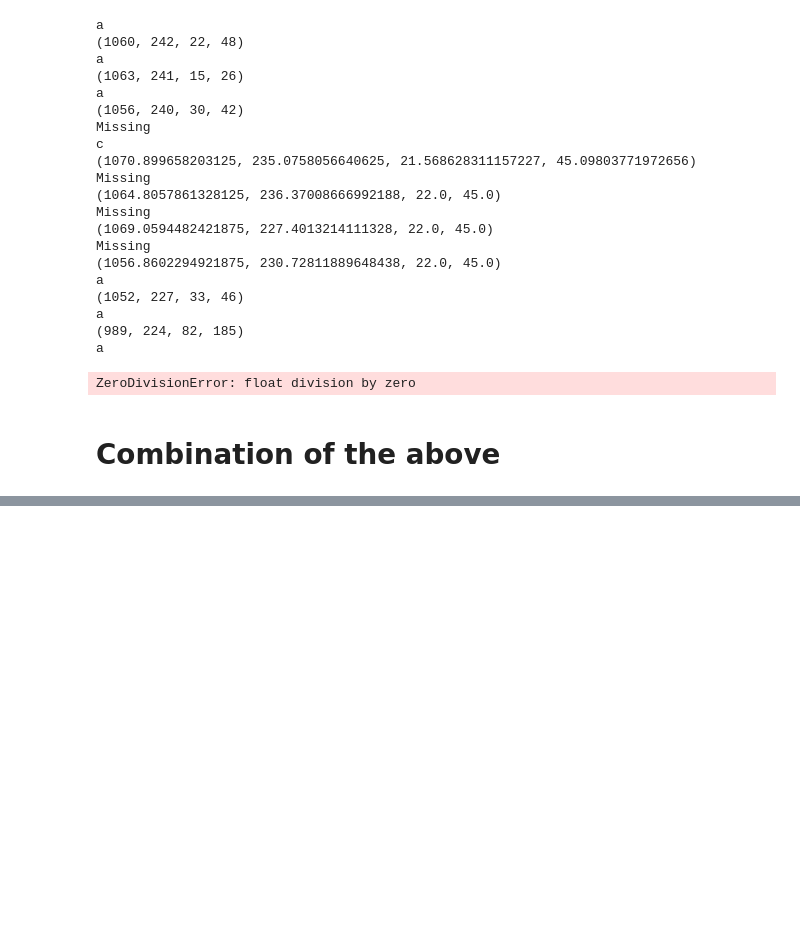
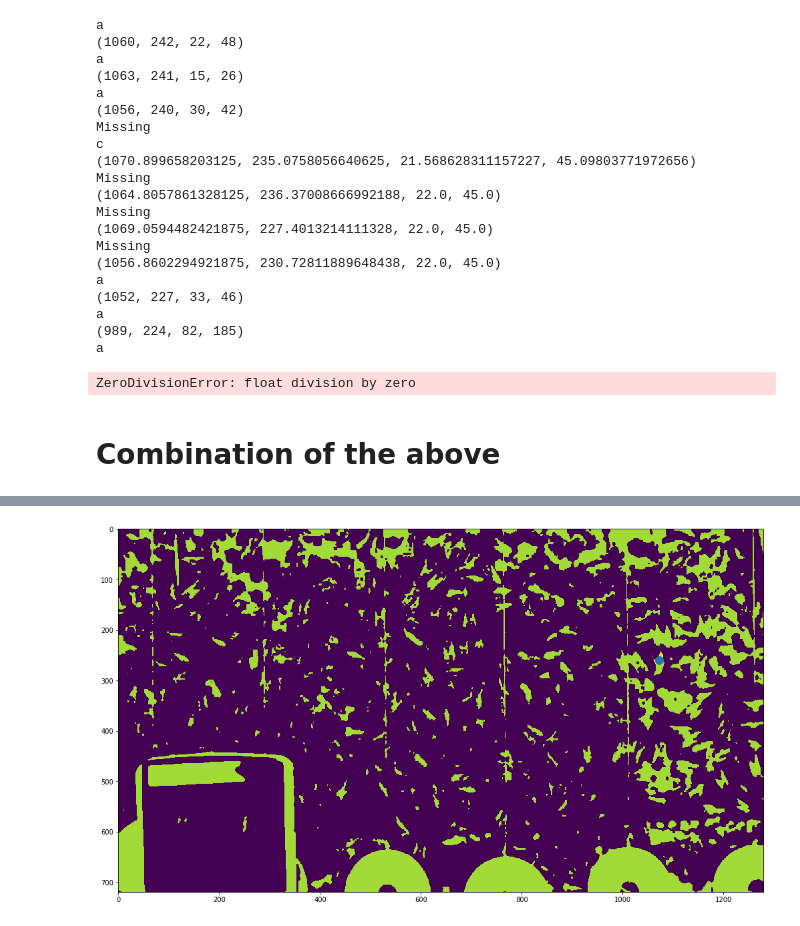
Before and after one commit to Jreece18/WaggleDanceTracker, a Jupyter notebook: TidyDataset.ipynb, the cells around one changed output, grey strips where cells are left out. Cells and saved outputs as stored; diff of their text form; code cells hidden in the pictures; blank space fills up the shorter version.

```diff
--- a/TidyDataset.ipynb
+++ b/TidyDataset.ipynb
@@ -673,0 +712,3 @@ df = df[df['index'].isin(final_pts[:, 0])]
+# %%
+clust = df[df['Cluster']==0]
+clust.head()
@@ -673,0 +722,95 @@ df = df[df['index'].isin(final_pts[:, 0])]
+# %%
+start = clust.loc[0, 'frame']
+end = clust.iloc[-1, :]['frame']
+# Get range of frames where waggle occurs
+rang = np.arange(clust.loc[0, 'frame'], clust.iloc[-1, :]['frame'], 1)
+missing = list(set(rang)-set(df.frame.values)) # Frames where waggle missing from df
+
+counter = start
+cap.set(1, start)
+ret, frame = cap.read()
+
+
+# Preprocessing
+gray = cv2.cvtColor(frame, cv2.COLOR_BGR2GRAY)
+gray = cv2.GaussianBlur(gray, (15,15), 1)
+thresh = cv2.threshold(gray, 120, 220, cv2.THRESH_BINARY)[1]
+kernel = np.ones((2,2),np.uint8)
+opening = cv2.morphologyEx(thresh, cv2.MORPH_OPEN, kernel, iterations = 2)
+opening = cv2.erode(opening, kernel, iterations=1)
+
+# Find contour bounding box
+x, y = clust.loc[0, 'x'], clust.loc[0, 'y']
+box = x-10, y-10, 20, 20
+
+contour = findROIContour(opening, box)
+centre = getContourMoment(contour)
+plt.figure(figsize=(20,10))
+cv2.drawContours(opening, contour, -1, (255,0,0), 2, 1)
+plt.imshow(opening)
+plt.plot(centre[0], centre[1], marker='o', markersize=12)
+contour = findFullContour(opening, centre)
+rect, box = getFittedBox(contour)
+bbox = rotatedBoxConverter(box)
+
+# Create tracker
+tracker = cv2.TrackerCSRT_create()
+tracker.init(frame, bbox)
+
+while counter < end:
+    counter += 1
+    ret, frame = cap.read()
+
+    # Preprocessing
+    gray = cv2.cvtColor(frame, cv2.COLOR_BGR2GRAY)
+    gray = cv2.GaussianBlur(gray, (15,15), 1)
+    thresh = cv2.threshold(gray, 120, 220, cv2.THRESH_BINARY)[1]
+    kernel = np.ones((2,2),np.uint8)
+    opening = cv2.morphologyEx(thresh, cv2.MORPH_OPEN, kernel, iterations = 2)
+    opening = cv2.erode(opening, kernel, iterations=1)
+
+    if counter in missing:
+        print('Missing')
+        # update tracker
+        ret, bbox = tracker.update(frame)
+
+    else:
+        # make bbox around contour and initialise tracker
+        print('a')
+        waggle = clust[clust['frame']==counter].reset_index()
+        # Add fix for if frame has multiple instances
+        # If KNN is implemented to remove the outlier before this code, it will not be needed
+        x, y = waggle.loc[0, 'x'], waggle.loc[0, 'y']
+        bbox = x-10, y-10, 20, 20
+        contour = findROIContour(opening, bbox)
+        centre = getContourMoment(contour)
+        contour = findFullContour(opening, centre)
+        rect, box = getFittedBox(contour)
+        bbox = rotatedBoxConverter(box)
+
+
+    if counter not in missing and counter + 1 in missing:
+        print('c')
+        # find contour
+        tracker = cv2.TrackerCSRT_create()
+        tracker.init(frame, bbox)
+
+    if ret:
+    # Tracking success
+        p1 = (int(bbox[0]), int(bbox[1]))
+        p2 = (int(bbox[0] + bbox[2]), int(bbox[1] + bbox[3]))
+        cv2.rectangle(frame, p1, p2, (255, 0, 0), 2, 1)
+        cv2.rectangle(thresh, p1, p2, (255, 0, 0), 2, 1)
+    else:
+        cv2.putText(frame, "Tracking failure detected", (100, 80), cv2.FONT_HERSHEY_SIMPLEX, 0.75, (0, 0, 255), 2)
+
+    cv2.imshow("Tracking", frame)
+    cv2.imshow("Threshold", thresh)
+    cv2.waitKey(2000)
+
+    print(bbox)
+
+cap.release()
+cv2.destroyAllWindows()
+cv2.waitKey(1)
+# %% [output]
@@ -673,0 +835 @@ df = df[df['index'].isin(final_pts[:, 0])]
+[figure, added]
```
Also changed, not shown: parts of 13 cells of this notebook.
